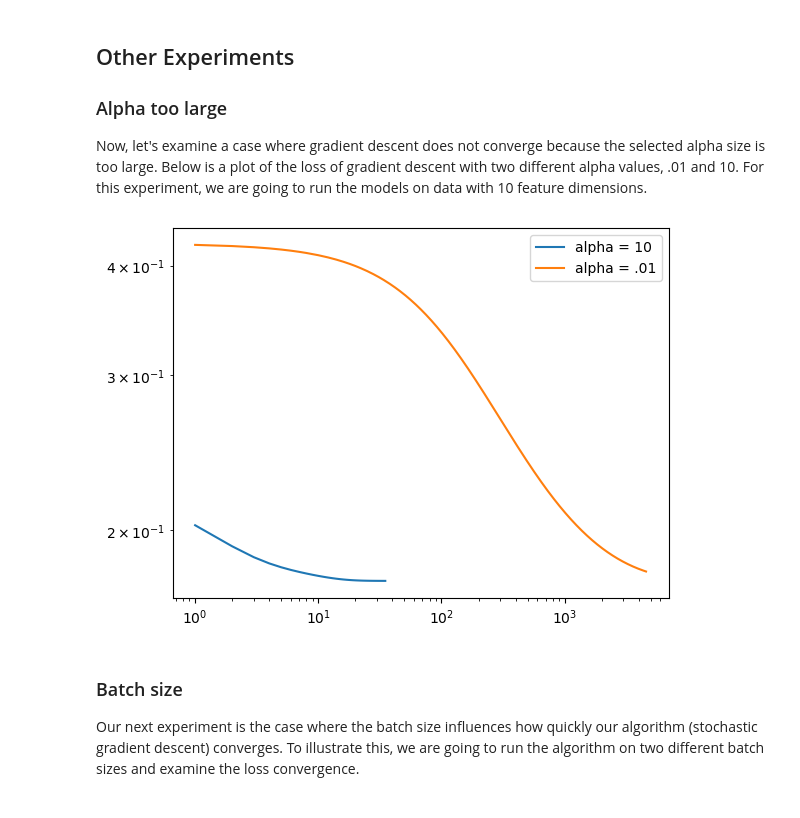
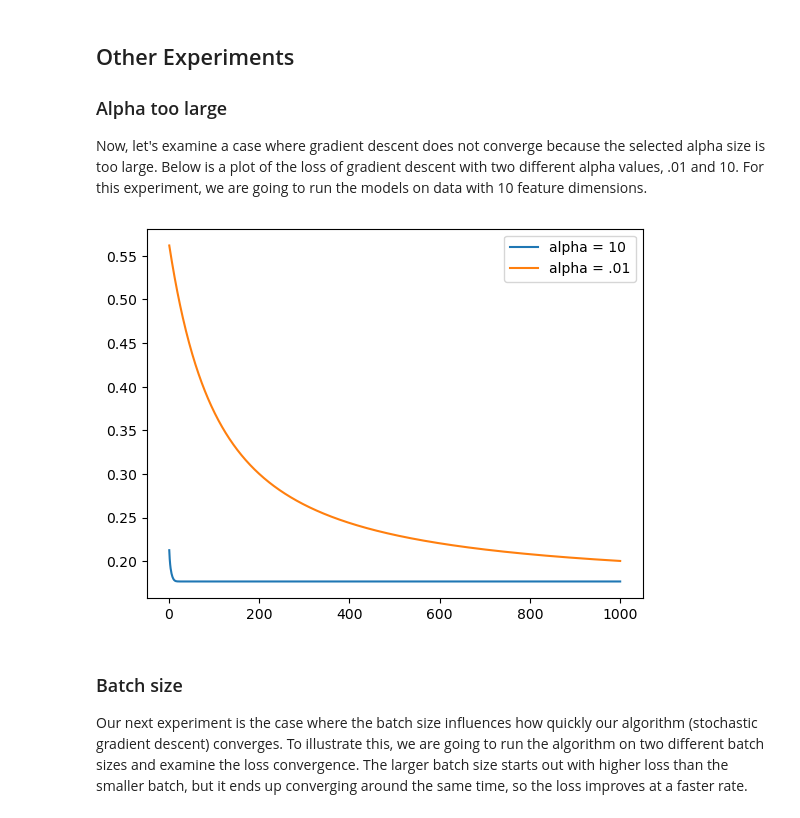
Before and after one commit to kate-kenny/kate-kenny.github.io, a Jupyter notebook: posts/blog2/Logistic Regression.ipynb, the cells around one changed output. Drawn from its saved outputs; the diff is of its cells as text; code cells hidden in the pictures.

```diff
--- a/posts/blog2/Logistic Regression.ipynb
+++ b/posts/blog2/Logistic Regression.ipynb
@@ -121,29 +123,28 @@ Now, let's examine a case where gradient descent does not converge because the s
 # %%
 #Create data with 10 feature dimensions
 p_features = 10
 X, y = make_blobs(n_samples = 200, n_features = p_features - 1, centers = [(-1, -1), (1, 1)])
 
 
 LR = LogisticRegression()
-LR.fit(X, y, alpha = 10, max_epochs = 10000)
+LR.fit(X, y, alpha = 10, max_epochs = 1000)
 
 num_steps = len(LR.loss_history)
 plt.plot(np.arange(num_steps) + 1, LR.loss_history, label = "alpha = 10")
 
 LR = LogisticRegression()
-LR.fit(X, y, alpha = .01, max_epochs = 10000)
+LR.fit(X, y, alpha = .01, max_epochs = 1000)
 
 num_steps = len(LR.loss_history)
 plt.plot(np.arange(num_steps) + 1, LR.loss_history, label = "alpha = .01")
 
-plt.loglog()
 
 legend = plt.legend()
 # %% [output]
-[figure, old version]
+[figure, new version]
 # %% [markdown]
 ### Batch size
-Our next experiment is the case where the batch size influences how quickly our algorithm (stochastic gradient descent) converges. To illustrate this, we are going to run the algorithm on two different batch sizes and examine the loss convergence.
+Our next experiment is the case where the batch size influences how quickly our algorithm (stochastic gradient descent) converges. To illustrate this, we are going to run the algorithm on two different batch sizes and examine the loss convergence. The larger batch size starts out with higher loss than the smaller batch, but it ends up converging around the same time, so the loss improves at a faster rate.
 # %%
 LR = LogisticRegression()
 LR.fit_stochastic(X, y,
```
Also changed, not shown: parts of 6 cells of this notebook, 8 other files.
